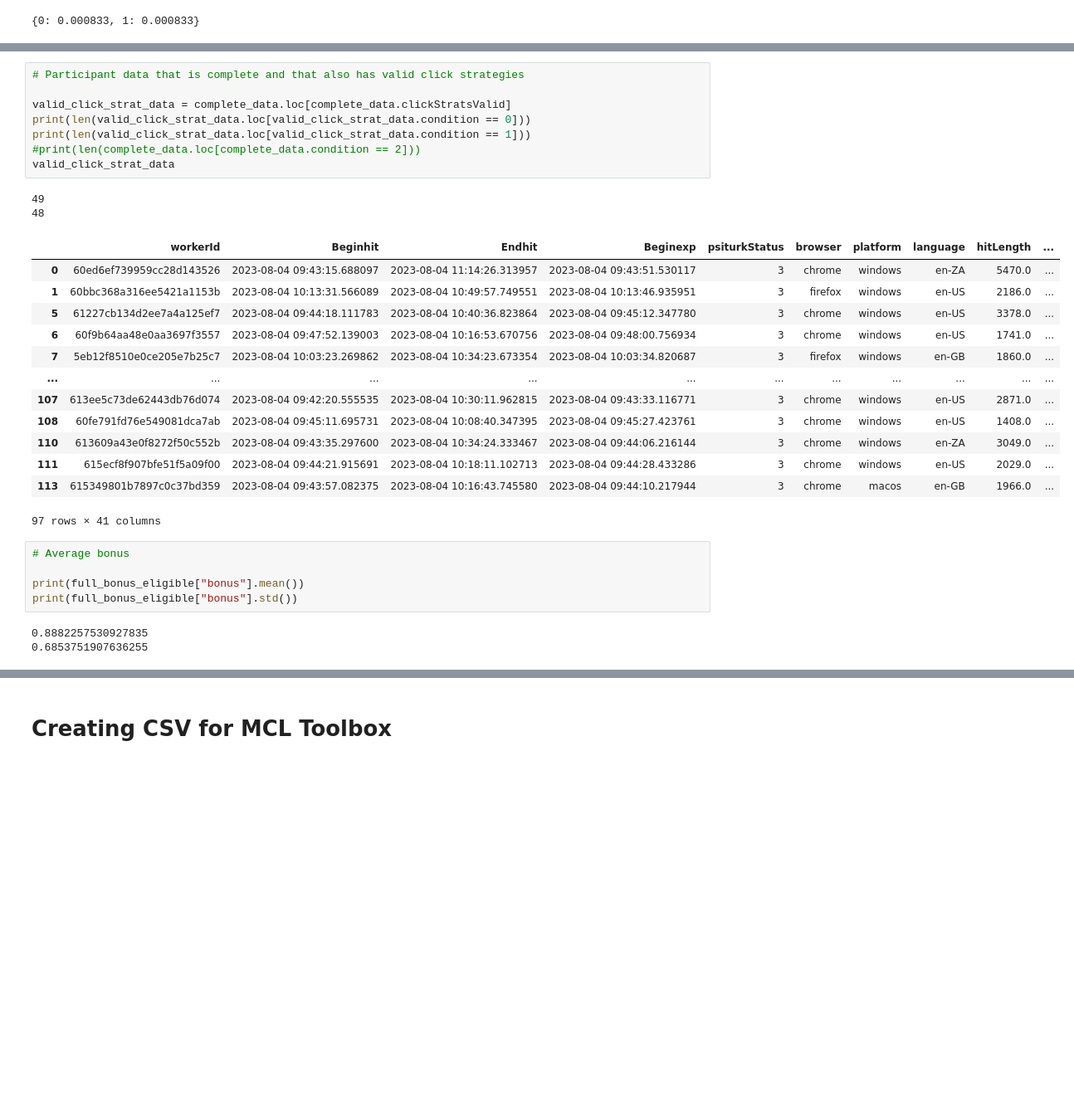
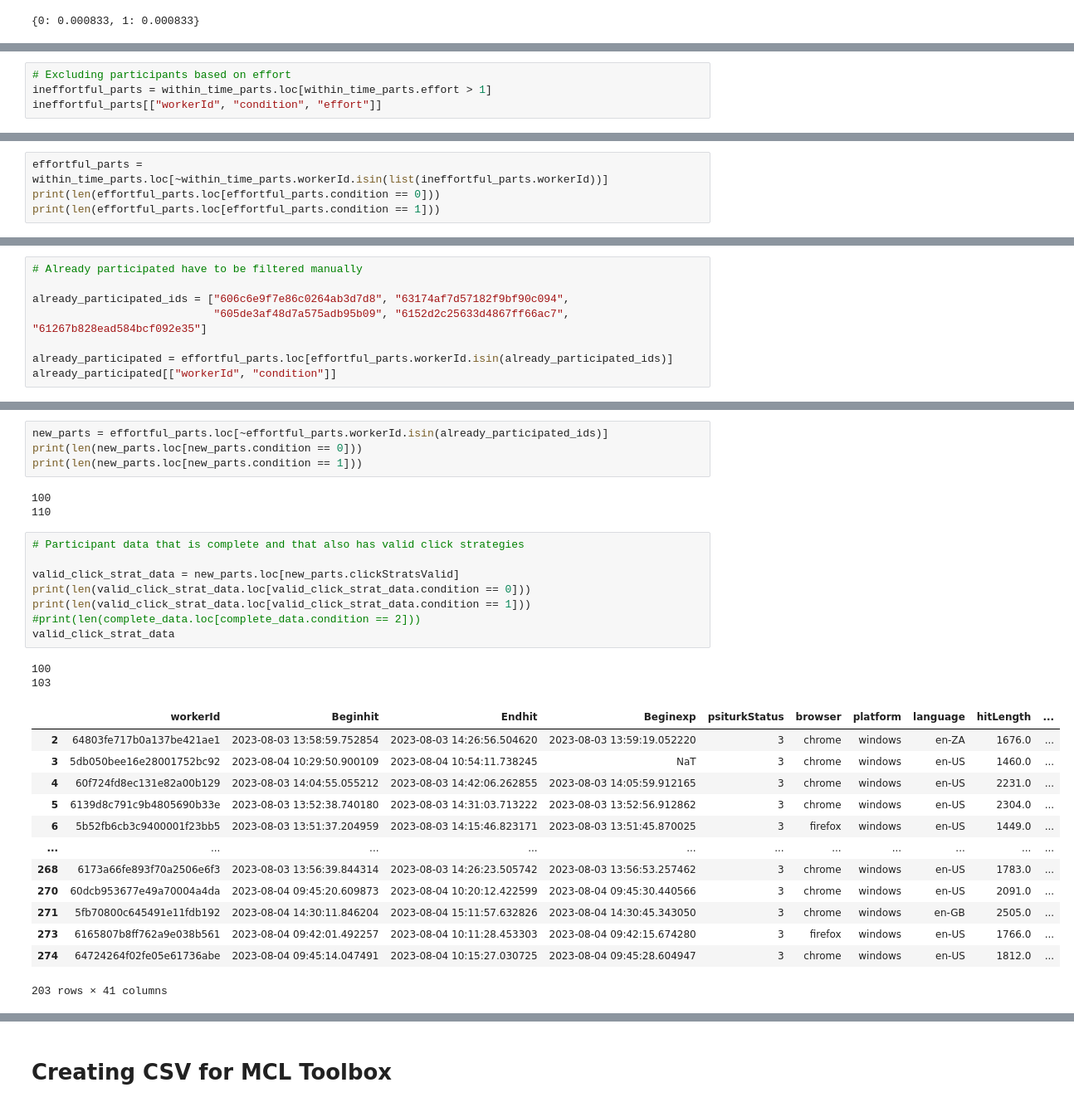
Before and after one commit to srinidhisrinivas/mcl-misalignment-mouselab, a Jupyter notebook: analysis/Preprocessing + Pilot Analysis.ipynb, the cells around one changed output, grey strips where cells are left out. Shown at 83% size. Drawn from its saved outputs; the diff is of its cells as text; blank space fills up the shorter version.

```diff
--- a/analysis/Preprocessing + Pilot Analysis.ipynb
+++ b/analysis/Preprocessing + Pilot Analysis.ipynb
@@ -722,0 +838,4 @@ complete_data.loc[complete_data.workerId.isin(no_code_parts)][["condition", "num
+# %%
+# Excluding participants based on effort
+ineffortful_parts = within_time_parts.loc[within_time_parts.effort > 1]
+ineffortful_parts[["workerId", "condition", "effort"]]
@@ -722,0 +847,4 @@ complete_data.loc[complete_data.workerId.isin(no_code_parts)][["condition", "num
+# %%
+effortful_parts = within_time_parts.loc[~within_time_parts.workerId.isin(list(ineffortful_parts.workerId))]
+print(len(effortful_parts.loc[effortful_parts.condition == 0]))
+print(len(effortful_parts.loc[effortful_parts.condition == 1]))
@@ -722,0 +885,8 @@ complete_data.loc[complete_data.workerId.isin(no_code_parts)][["condition", "num
+# %%
+# Already participated have to be filtered manually
+
+already_participated_ids = ["606c6e9f7e86c0264ab3d7d8", "63174af7d57182f9bf90c094",
+                            "605de3af48d7a575adb95b09", "6152d2c25633d4867ff66ac7", "61267b828ead584bcf092e35"]
+
+already_participated = effortful_parts.loc[effortful_parts.workerId.isin(already_participated_ids)]
+already_participated[["workerId", "condition"]]
@@ -723,32 +906,31 @@ complete_data.loc[complete_data.workerId.isin(no_code_parts)][["condition", "num
+# %%
+new_parts = effortful_parts.loc[~effortful_parts.workerId.isin(already_participated_ids)]
+print(len(new_parts.loc[new_parts.condition == 0]))
+print(len(new_parts.loc[new_parts.condition == 1]))
+# %% [output]
+100
+110
 # %%
 # Participant data that is complete and that also has valid click strategies
 
-valid_click_strat_data = complete_data.loc[complete_data.clickStratsValid]
+valid_click_strat_data = new_parts.loc[new_parts.clickStratsValid]
 print(len(valid_click_strat_data.loc[valid_click_strat_data.condition == 0]))
 print(len(valid_click_strat_data.loc[valid_click_strat_data.condition == 1]))
 #print(len(complete_data.loc[complete_data.condition == 2]))
 valid_click_strat_data
 # %% [output]
-49
-48
+100
+103
 |  | workerId | Beginhit | Endhit | Beginexp | psiturkStatus | browser | platform | language | hitLength | ... |
-| 0 | 60ed6ef739959cc28d143526 | 2023-08-04 09:43:15.688097 | 2023-08-04 11:14:26.313957 | 2023-08-04 09:43:51.530117 | 3 | chrome | windows | en-ZA | 5470.0 | ... |
-| 1 | 60bbc368a316ee5421a1153b | 2023-08-04 10:13:31.566089 | 2023-08-04 10:49:57.749551 | 2023-08-04 10:13:46.935951 | 3 | firefox | windows | en-US | 2186.0 | ... |
-| 5 | 61227cb134d2ee7a4a125ef7 | 2023-08-04 09:44:18.111783 | 2023-08-04 10:40:36.823864 | 2023-08-04 09:45:12.347780 | 3 | chrome | windows | en-US | 3378.0 | ... |
-| 6 | 60f9b64aa48e0aa3697f3557 | 2023-08-04 09:47:52.139003 | 2023-08-04 10:16:53.670756 | 2023-08-04 09:48:00.756934 | 3 | chrome | windows | en-US | 1741.0 | ... |
-| 7 | 5eb12f8510e0ce205e7b25c7 | 2023-08-04 10:03:23.269862 | 2023-08-04 10:34:23.673354 | 2023-08-04 10:03:34.820687 | 3 | firefox | windows | en-GB | 1860.0 | ... |
+| 2 | 64803fe717b0a137be421ae1 | 2023-08-03 13:58:59.752854 | 2023-08-03 14:26:56.504620 | 2023-08-03 13:59:19.052220 | 3 | chrome | windows | en-ZA | 1676.0 | ... |
+| 3 | 5db050bee16e28001752bc92 | 2023-08-04 10:29:50.900109 | 2023-08-04 10:54:11.738245 | NaT | 3 | chrome | windows | en-US | 1460.0 | ... |
+| 4 | 60f724fd8ec131e82a00b129 | 2023-08-03 14:04:55.055212 | 2023-08-03 14:42:06.262855 | 2023-08-03 14:05:59.912165 | 3 | chrome | windows | en-US | 2231.0 | ... |
+| 5 | 6139d8c791c9b4805690b33e | 2023-08-03 13:52:38.740180 | 2023-08-03 14:31:03.713222 | 2023-08-03 13:52:56.912862 | 3 | chrome | windows | en-US | 2304.0 | ... |
+| 6 | 5b52fb6cb3c9400001f23bb5 | 2023-08-03 13:51:37.204959 | 2023-08-03 14:15:46.823171 | 2023-08-03 13:51:45.870025 | 3 | firefox | windows | en-US | 1449.0 | ... |
 | ... | ... | ... | ... | ... | ... | ... | ... | ... | ... | ... |
-| 107 | 613ee5c73de62443db76d074 | 2023-08-04 09:42:20.555535 | 2023-08-04 10:30:11.962815 | 2023-08-04 09:43:33.116771 | 3 | chrome | windows | en-US | 2871.0 | ... |
-| 108 | 60fe791fd76e549081dca7ab | 2023-08-04 09:45:11.695731 | 2023-08-04 10:08:40.347395 | 2023-08-04 09:45:27.423761 | 3 | chrome | windows | en-US | 1408.0 | ... |
-| 110 | 613609a43e0f8272f50c552b | 2023-08-04 09:43:35.297600 | 2023-08-04 10:34:24.333467 | 2023-08-04 09:44:06.216144 | 3 | chrome | windows | en-ZA | 3049.0 | ... |
-| 111 | 615ecf8f907bfe51f5a09f00 | 2023-08-04 09:44:21.915691 | 2023-08-04 10:18:11.102713 | 2023-08-04 09:44:28.433286 | 3 | chrome | windows | en-US | 2029.0 | ... |
-| 113 | 615349801b7897c0c37bd359 | 2023-08-04 09:43:57.082375 | 2023-08-04 10:16:43.745580 | 2023-08-04 09:44:10.217944 | 3 | chrome | macos | en-GB | 1966.0 | ... |
+| 268 | 6173a66fe893f70a2506e6f3 | 2023-08-03 13:56:39.844314 | 2023-08-03 14:26:23.505742 | 2023-08-03 13:56:53.257462 | 3 | chrome | windows | en-US | 1783.0 | ... |
+| 270 | 60dcb953677e49a70004a4da | 2023-08-04 09:45:20.609873 | 2023-08-04 10:20:12.422599 | 2023-08-04 09:45:30.440566 | 3 | chrome | windows | en-US | 2091.0 | ... |
+| 271 | 5fb70800c645491e11fdb192 | 2023-08-04 14:30:11.846204 | 2023-08-04 15:11:57.632826 | 2023-08-04 14:30:45.343050 | 3 | chrome | windows | en-GB | 2505.0 | ... |
+| 273 | 6165807b8ff762a9e038b561 | 2023-08-04 09:42:01.492257 | 2023-08-04 10:11:28.453303 | 2023-08-04 09:42:15.674280 | 3 | firefox | windows | en-US | 1766.0 | ... |
+| 274 | 64724264f02fe05e61736abe | 2023-08-04 09:45:14.047491 | 2023-08-04 10:15:27.030725 | 2023-08-04 09:45:28.604947 | 3 | chrome | windows | en-US | 1812.0 | ... |
-97 rows × 41 columns
+203 rows × 41 columns
-# %%
-# Average bonus
-
-print(full_bonus_eligible["bonus"].mean())
-print(full_bonus_eligible["bonus"].std())
-# %% [output]
-0.8882257530927835
-0.6853751907636255
```
Also changed, not shown: parts of 56 cells of this notebook, 3 other files.
